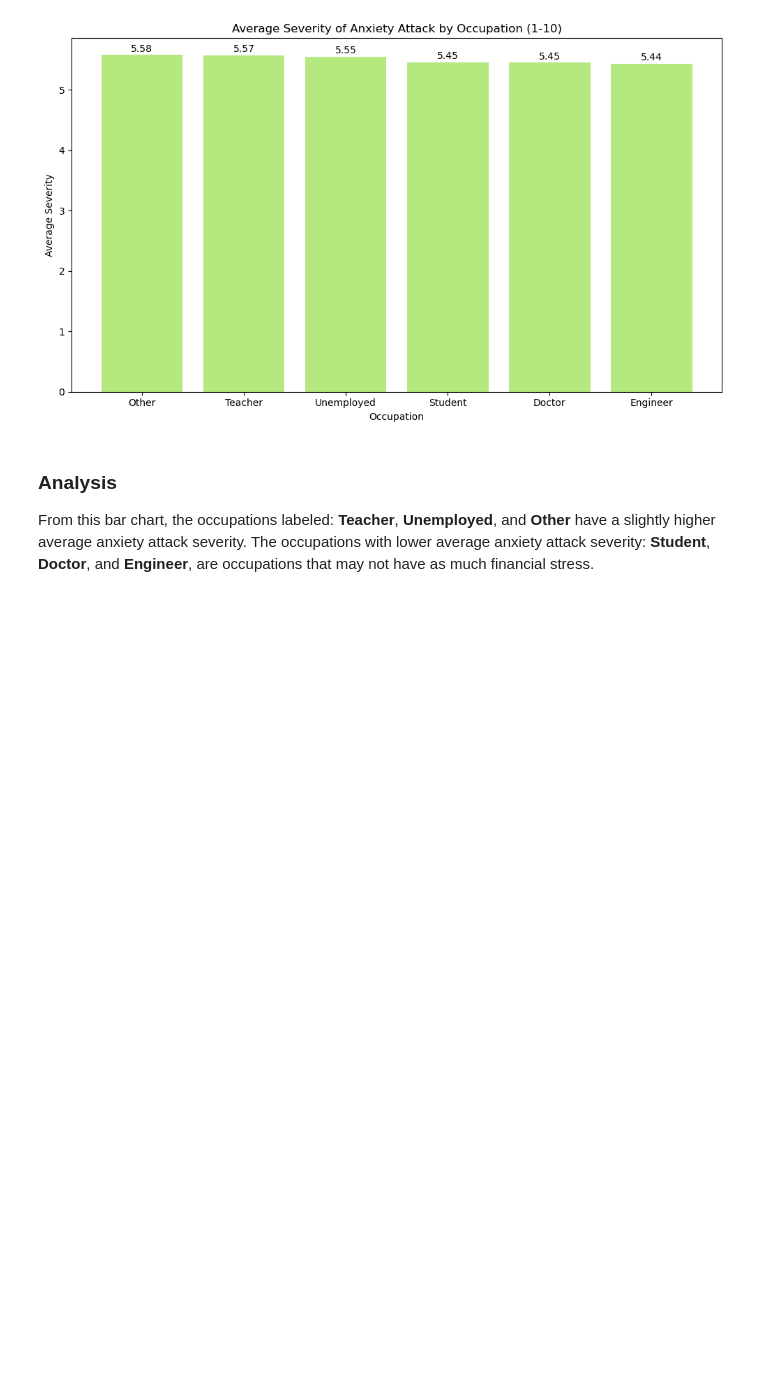
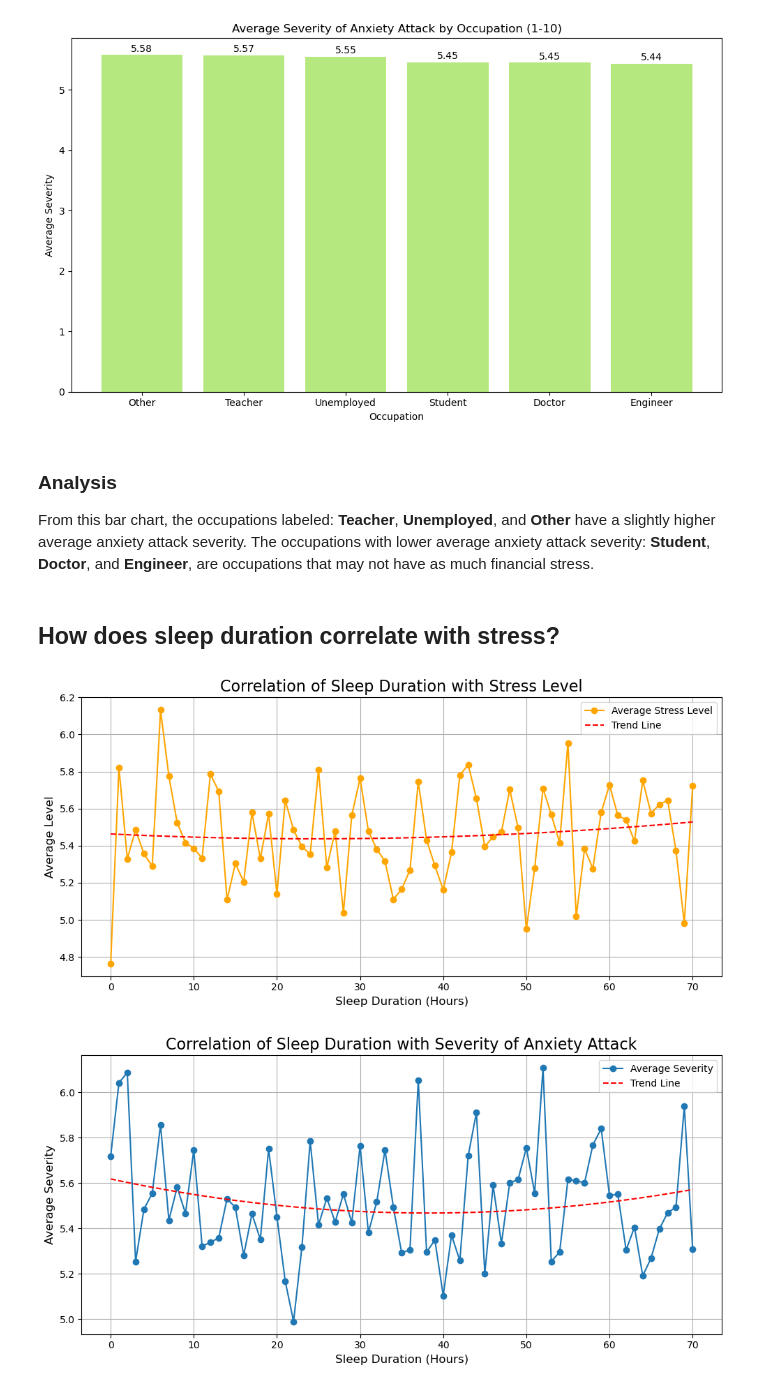
Before and after one commit to jonc1412/EDA-projects, a Jupyter notebook: anxiety-attack/anxiety_attack_analysis.ipynb, the cells around one changed output. Drawn from its saved outputs; the diff is of its cells as text; code cells hidden in the pictures; blank space fills up the shorter version.

```diff
--- a/anxiety-attack/anxiety_attack_analysis.ipynb
+++ b/anxiety-attack/anxiety_attack_analysis.ipynb
@@ -121,3 +148,42 @@ plt.show()
 # %% [markdown]
 ### Analysis
 From this bar chart, the occupations labeled: **Teacher**, **Unemployed**, and **Other** have a slightly higher average anxiety attack severity. The occupations with lower average anxiety attack severity: **Student**, **Doctor**, and **Engineer**, are occupations that may not have as much financial stress.
+# %% [markdown]
+## How does sleep duration correlate with stress?
+# %%
+sleep_df = df.groupby('Sleep Hours')
+sleep_stress = sleep_df[['Stress Level (1-10)', 'Severity of Anxiety Attack (1-10)']].mean().reset_index()
+
+x_stress = sleep_stress.index
+y_stress = sleep_stress['Stress Level (1-10)']
+
+x_anxiety = sleep_stress.index
+y_anxiety = sleep_stress['Severity of Anxiety Attack (1-10)']
+
+trend_stress = np.poly1d(np.polyfit(x_stress, y_stress, 2))
+trend_anxiety = np.poly1d(np.polyfit(x_anxiety, y_anxiety, 2))
+
+plt.figure(figsize=(10,5))
+plt.plot(sleep_stress.index, sleep_stress['Stress Level (1-10)'], label='Average Stress Level', marker='o', color='orange')
+plt.plot(x_stress, trend_stress(x_stress), label='Trend Line', linestyle='--', color='red')
+plt.title('Correlation of Sleep Duration with Stress Level', fontsize=16)
+plt.xlabel('Sleep Duration (Hours)', fontsize=12)
+plt.ylabel('Average Level', fontsize=12)
+plt.legend()
+plt.grid(True)
+plt.tight_layout()
+plt.show()
+
+plt.figure(figsize=(10,5))
+plt.plot(sleep_stress.index, sleep_stress['Severity of Anxiety Attack (1-10)'], label='Average Severity', marker='o')
+plt.plot(x_anxiety, trend_anxiety(x_anxiety), label='Trend Line', linestyle='--', color='red')
+plt.title('Correlation of Sleep Duration with Severity of Anxiety Attack', fontsize=16)
+plt.xlabel('Sleep Duration (Hours)', fontsize=12)
+plt.ylabel('Average Severity', fontsize=12)
+plt.legend()
+plt.grid(True)
+plt.tight_layout()
+plt.show()
+# %% [output]
+[figure, added]
+[figure, added]
```
Also changed, not shown: parts of 4 cells of this notebook.
